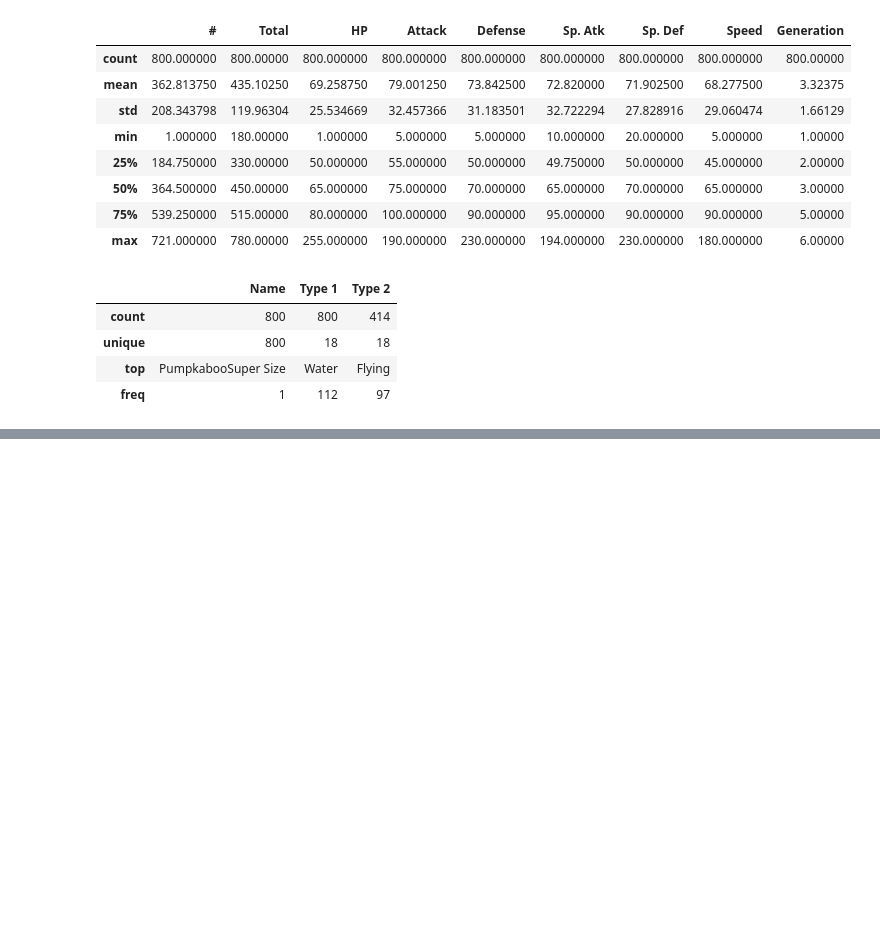
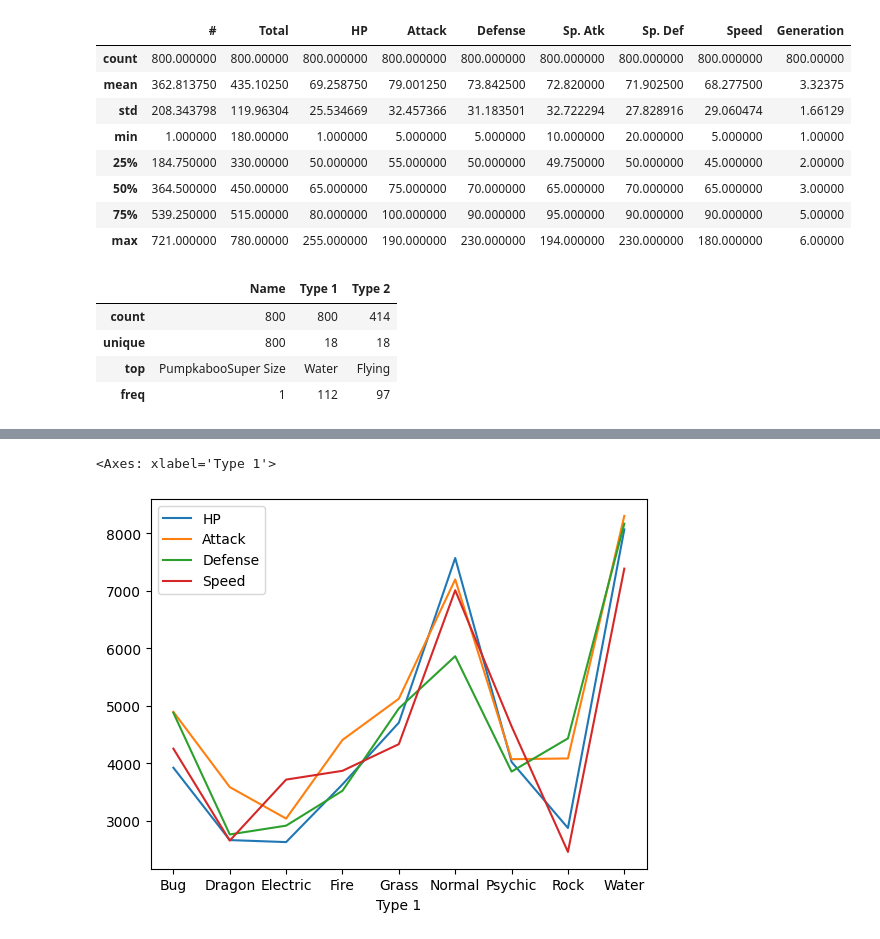
Before and after one commit to Omimishra/Python-Data-science, a Jupyter notebook: pokemon.ipynb, the cells around one changed output, grey strips where cells are left out. Saved outputs shown, nothing was run; the diff lists cells and outputs as text; code cells hidden in the pictures; blank space fills up the shorter version.

```diff
--- a/pokemon.ipynb
+++ b/pokemon.ipynb
@@ -90,0 +148,3 @@ ConversionError: Failed to convert value(s) to axis units: masked_array(data=[--
+# %%
+df4 = df.groupby(by='Type 1')[['HP','Attack','Defense','Speed']].sum().reset_index()
+df4.sort_values(by=['HP','Attack','Defense','Speed'])
@@ -90,0 +169,6 @@ ConversionError: Failed to convert value(s) to axis units: masked_array(data=[--
+# %%
+df5 = df4.loc[df4['HP'] > 2500]
+df5.plot(x='Type 1')
+# %% [output]
+<Axes: xlabel='Type 1'>
+[figure, added]
```
Also changed, not shown: parts of 20 cells of this notebook, 1 other file.
